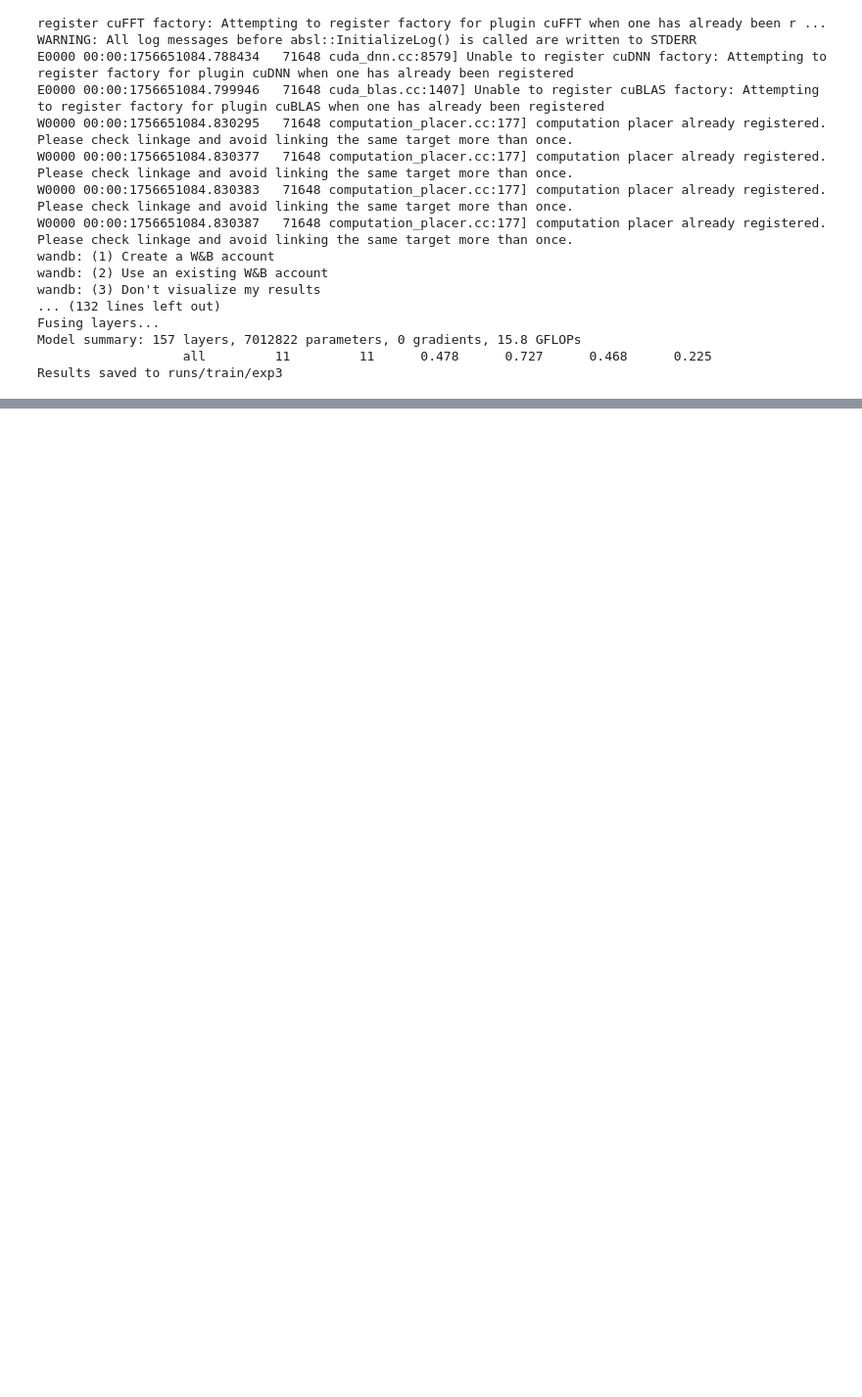
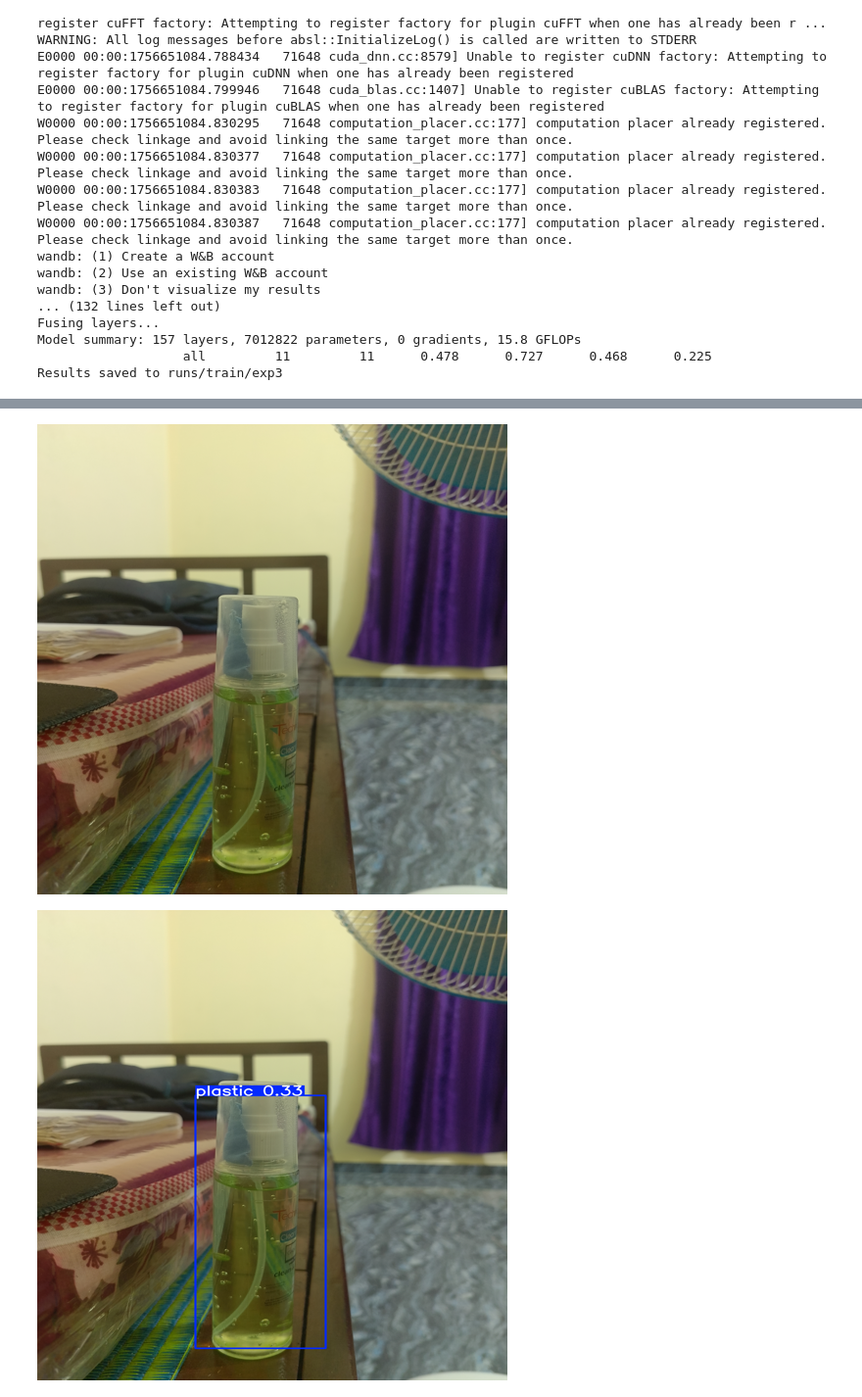
Before and after one commit to Chethan-Kumar9845/Plastic-Waste-Detection, a Jupyter notebook: Plastic_Waste_Detection_Using_Image_Recognition.ipynb, the cells around one changed output, grey strips where cells are left out. Shown at 98% size. Drawn from its saved outputs; the diff is of its cells as text; code cells hidden in the pictures; blank space fills up the shorter version.

```diff
--- a/Plastic_Waste_Detection_Using_Image_Recognition.ipynb
+++ b/Plastic_Waste_Detection_Using_Image_Recognition.ipynb
@@ -463,0 +476,48 @@ for image in images[:5]:
+# %%
+import io
+import ipywidgets as widgets
+from IPython.display import display, clear_output
+from PIL import Image
+import torch
+
+# Load your trained YOLOv5 model (adjust the path to your weights file)
+model = torch.hub.load("ultralytics/yolov5", "custom", path="runs/train/exp3/weights/best.pt", force_reload=True)
+
+# Create a file upload widget that accepts image files
+upload_widget = widgets.FileUpload(accept='image/*', multiple=False)
+
+def on_upload_change(change):
+    clear_output(wait=True)
+    for name, file_info in upload_widget.value.items():
+        img_bytes = file_info['content']
+        img = Image.open(io.BytesIO(img_bytes)).convert("RGB")
+
+        # Display uploaded image resized
+        img_resized = img.resize((480, 480))
+        display(img_resized)
+
+        # Run inference
+        results = model(img)
+
+        # Get detection results as PIL image
+        result_img = Image.fromarray(results.render()[0])
+
+        # Resize detection output for display
+        result_resized = result_img.resize((480, 480))
+        display(result_resized)
+
+        # If no detections, print message
+        if len(results.xyxy[0]) == 0:
+            print("No objects detected. Try uploading an image with plastic objects similar to the training data.")
+
+
+
+# Set the function to trigger upon file upload
+upload_widget.observe(on_upload_change, names='value')
+
+# Display instructions and the upload widget
+display(widgets.HTML("<h2>Upload an image to detect plastic waste</h2>"))
+display(upload_widget)
+# %% [output]
+[figure, added]
+[figure, added]
```
Also changed, not shown: parts of 2 cells of this notebook.
